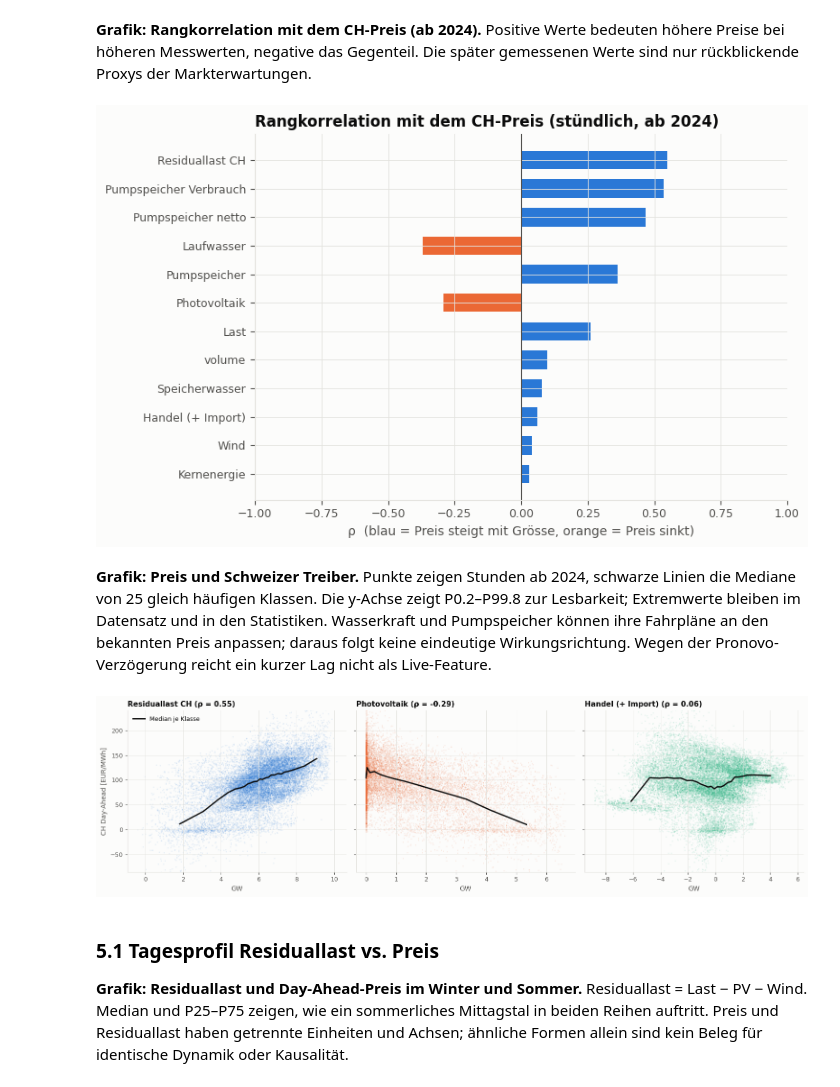
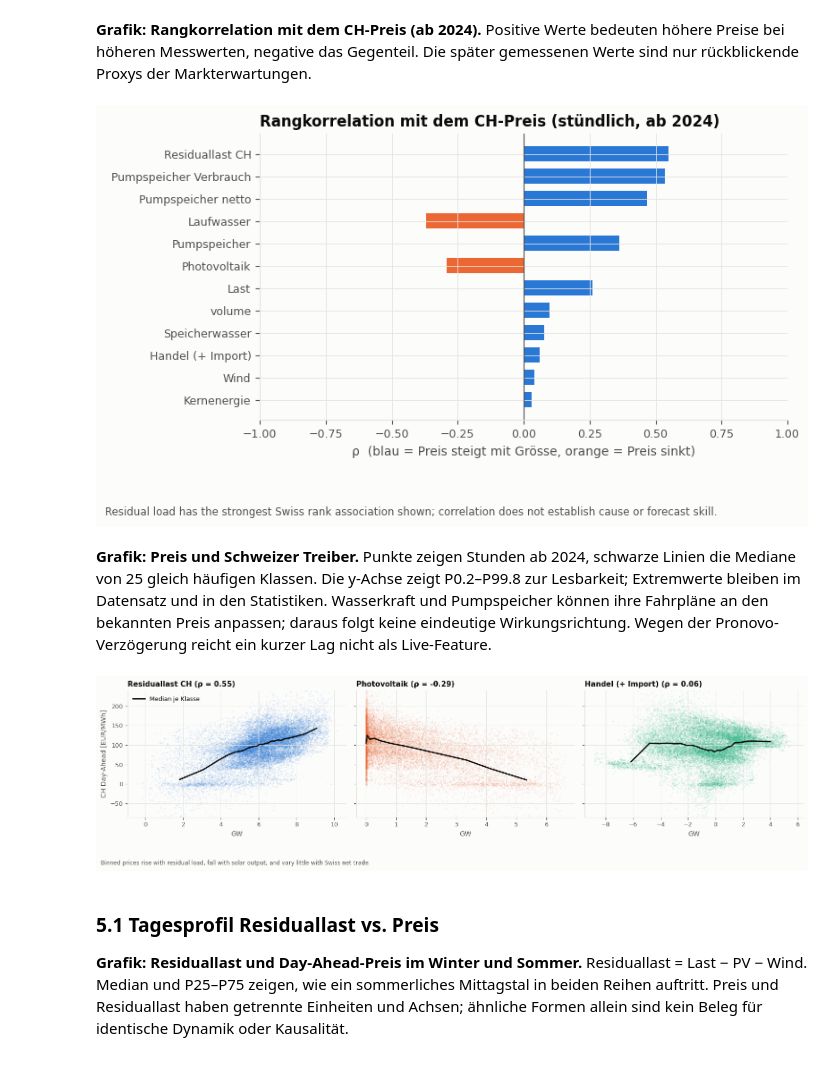
Before and after one commit to aaron04648/AI-EMS, a Jupyter notebook: notebooks/01_data_understanding.ipynb, the cells around one changed output. Drawn from its saved outputs; the diff is of its cells as text; code cells hidden in the pictures.

```diff
--- a/notebooks/01_data_understanding.ipynb
+++ b/notebooks/01_data_understanding.ipynb
@@ -809,14 +826,14 @@ Pronovo-Daten ab 01.10.2022 (vollständiges Schema)
 # %%
 fig, ax = plt.subplots(figsize=(8, 5))
 t = corr["Spearman ρ (ab 2024)"].iloc[::-1]
 ax.barh(t.index, t, color=[COLORS[0] if v >= 0 else COLORS[1] for v in t], height=0.65)
 ax.axvline(0, color=INK_2, linewidth=0.8)
 ax.set_xlim(-1, 1)
 ax.set_title("Rangkorrelation mit dem CH-Preis (stündlich, ab 2024)")
 ax.set_xlabel("ρ  (blau = Preis steigt mit Grösse, orange = Preis sinkt)")
-save(fig, "10_korrelationen.png")
+save(fig, "10_korrelationen.png", "Residual load has the strongest Swiss rank association shown; correlation does not establish cause or forecast skill.")
 # %% [output]
-[figure, old version]
+[figure, new version]
 # %% [markdown]
 **Grafik: Preis und Schweizer Treiber.** Punkte zeigen Stunden ab 2024, schwarze Linien
 die Mediane von 25 gleich häufigen Klassen. Die y-Achse zeigt P0.2–P99.8 zur Lesbarkeit;
@@ -837,9 +854,9 @@ for ax, col, color in zip(axes, ["Residuallast CH", "Photovoltaik", "Handel (+ I
 axes[0].set_ylabel("CH Day-Ahead [EUR/MWh]")
 axes[0].set_ylim(recent_j["price"].quantile(0.002), recent_j["price"].quantile(0.998))
 axes[0].legend(loc="upper left")
-save(fig, "11_scatter_treiber.png")
+save(fig, "11_scatter_treiber.png", "Binned prices rise with residual load, fall with solar output, and vary little with Swiss net trade.")
 # %% [output]
-[figure, old version]
+[figure, new version]
 # %% [markdown]
 ### 5.1 Tagesprofil Residuallast vs. Preis
 
```
Also changed, not shown: parts of 16 cells of this notebook, 16 other files.
